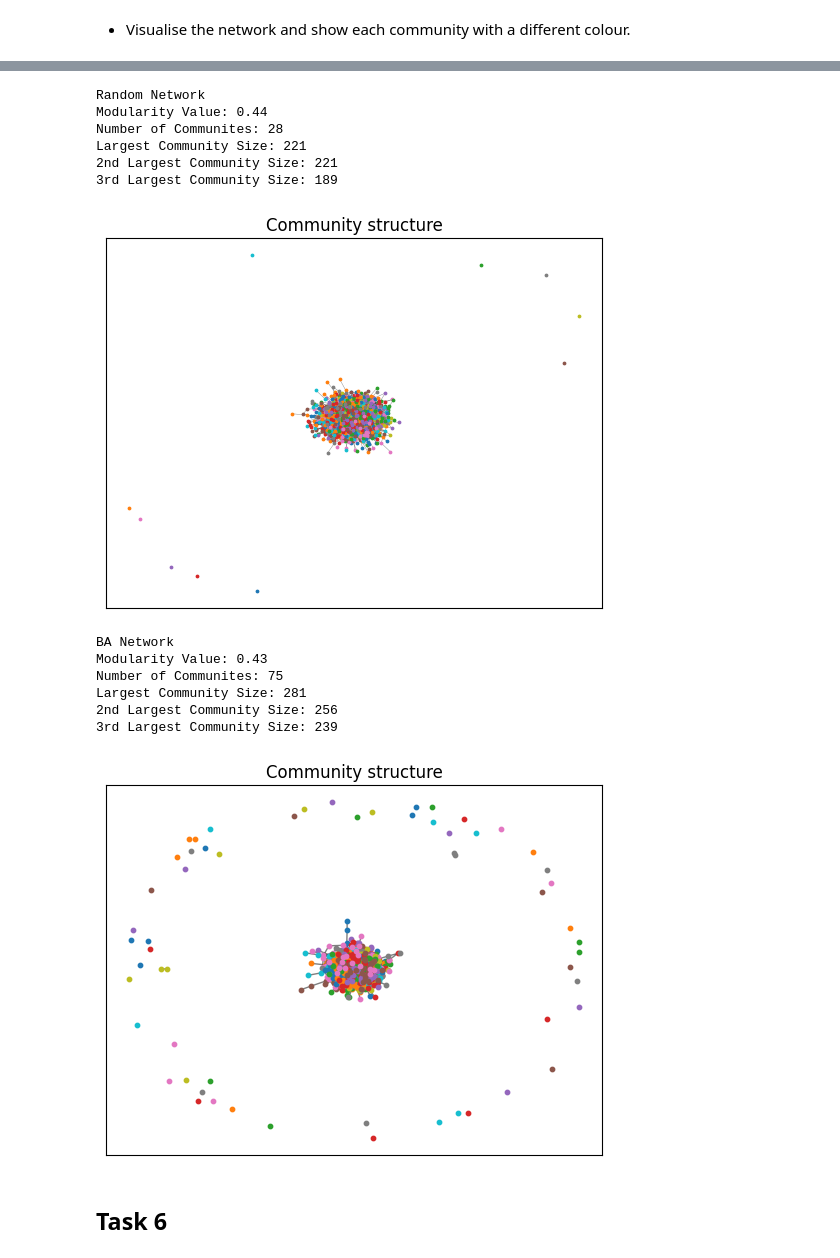
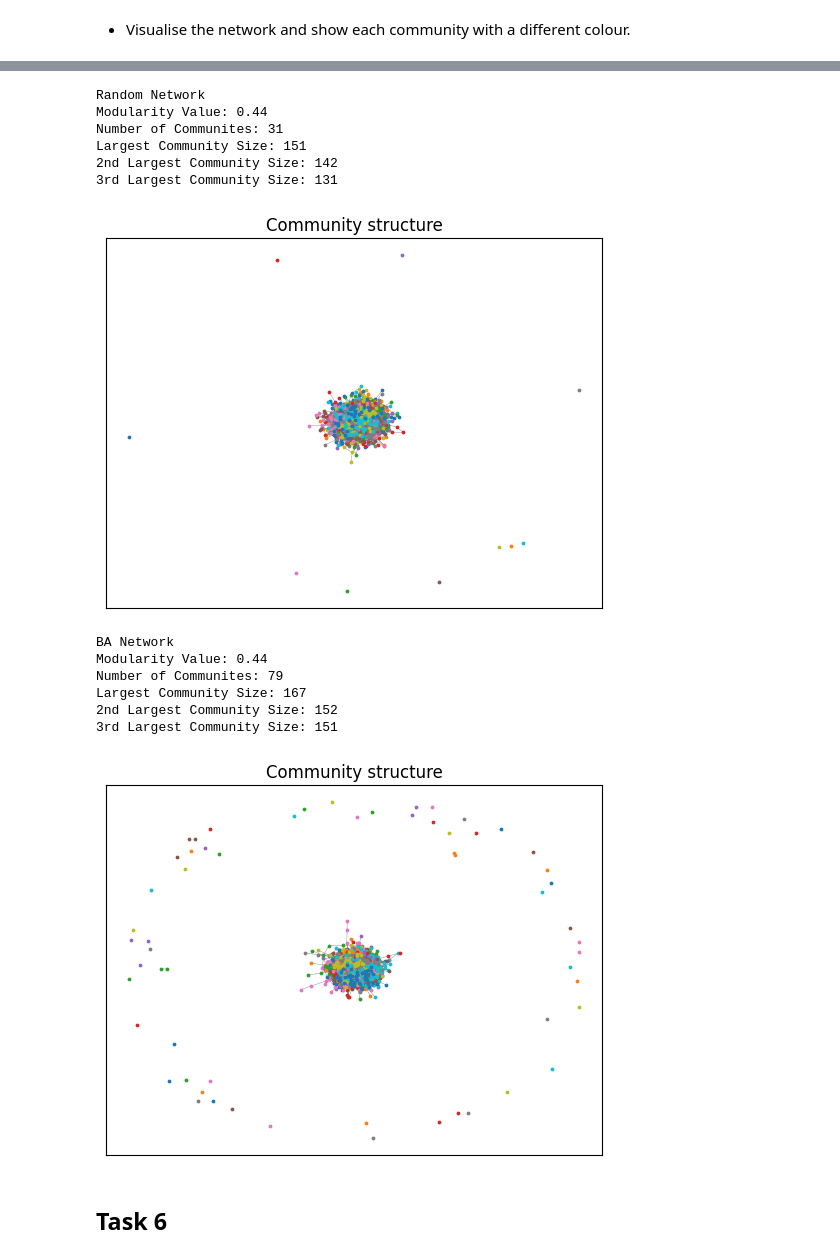
Before and after one commit to ignRyann/author-network-analysis, a Jupyter notebook: coursework1.ipynb, the cells around one changed output, grey strips where cells are left out. Saved outputs shown, nothing was run; the diff lists cells and outputs as text; code cells hidden in the pictures.

```diff
--- a/coursework1.ipynb
+++ b/coursework1.ipynb
@@ -63,9 +61,8 @@ G.number_of_edges()
 12129
 # %%
 # Removing nodes with degree 0
-F = nx.Graph()
-fedges = filter(lambda x: G.degree()[x[0]] > 0 and G.degree()[x[1]] > 0, G.edges())
-F.add_edges_from(fedges)
+F = nx.Graph.copy(G)
+F.remove_nodes_from(list(nx.isolates(F)))
 # %% [markdown]
 - Thirdly, you extract the giant component in the above simple graph. For your information, the giant component should contain 2,068 unique nodes and 5,163 unique links. Note that link a-b is same as link b-a, which is a single unique link, not two links.
 # %%
@@ -348,7 +370,8 @@ largest communities in each network
 - Visualise the network and show each community with a different colour.
 # %%
 # Detect communities using the greedy modularity maximization
-communities = list(nx.algorithms.community.greedy_modularity_communities(author_network))
+communities = nx.algorithms.community.louvain_communities(author_network, seed= 42)
+communities = sorted(communities, key=lambda x: len(x), reverse=True)
 
 # Calculate modularity
 modularity_value = nx.community.modularity(author_network, communities)
@@ -365,8 +388,8 @@ print(f"3rd Largest Community Size: {len(communities[2])}")
 pos = nx.spring_layout(author_network, seed= 42)
 
 for i, community in enumerate(communities):
-    nx.draw_networkx_nodes(author_network, pos, community, node_size=10, node_color=f"C{i}")
-nx.draw_networkx_edges(author_network, pos, alpha=0.5)
+    nx.draw_networkx_nodes(author_network, pos, community, node_size=3, node_color=f"C{i}")
+nx.draw_networkx_edges(author_network, pos, alpha=0.5, width= 0.3)
 plt.title(f"Community structure")
 plt.show()
 # %% [output]
@@ -380,6 +403,7 @@ Largest Community Size: 264
 # %%
 # Detect communities using the greedy modularity maximization
-communities = list(nx.algorithms.community.greedy_modularity_communities(ER))
+communities = nx.algorithms.community.louvain_communities(ER, seed= 42)
+communities = sorted(communities, key=lambda x: len(x), reverse=True)
 
 # Calculate modularity
 modularity_value = nx.community.modularity(ER, communities)
@@ -393,7 +417,7 @@ print(f"2nd Largest Community Size: {len(communities[1])}")
 print(f"3rd Largest Community Size: {len(communities[2])}")
 
 # Visualising Communities
-pos = nx.spring_layout(ER)
+pos = nx.spring_layout(ER, seed= 42)
 
 for i, community in enumerate(communities):
     nx.draw_networkx_nodes(ER, pos, community, node_size=3, node_color=f"C{i}")
@@ -403,41 +427,42 @@ plt.show()
 # %% [output]
 Random Network
 Modularity Value: 0.44
-Number of Communites: 28
-Largest Community Size: 221
-2nd Largest Community Size: 221
-3rd Largest Community Size: 189
+Number of Communites: 31
+Largest Community Size: 151
+2nd Largest Community Size: 142
+3rd Largest Community Size: 131
-[figure, old version]
+[figure, new version]
 # %%
 # Detect communities using the greedy modularity maximization
-communities = list(nx.algorithms.community.greedy_modularity_communities(BA))
+communities = nx.algorithms.community.louvain_communities(BA, seed= 42)
+communities = sorted(communities, key=lambda x: len(x), reverse=True)
 
 # Calculate modularity
 modularity_value = nx.community.modularity(BA, communities)
 
 # Community Information
 print("BA Network")
 print(f"Modularity Value: {round(modularity_value, 2)}")
 print(f"Number of Communites: {len(communities)}")
 print(f"Largest Community Size: {len(communities[0])}")
 print(f"2nd Largest Community Size: {len(communities[1])}")
 print(f"3rd Largest Community Size: {len(communities[2])}")
 
 # Visualising Communities
 pos = nx.spring_layout(BA, seed= 42)
 
 for i, community in enumerate(communities):
-    nx.draw_networkx_nodes(BA, pos, community, node_size=10, node_color=f"C{i}")
-nx.draw_networkx_edges(BA, pos, alpha=0.5)
+    nx.draw_networkx_nodes(BA, pos, community, node_size=3, node_color=f"C{i}")
+nx.draw_networkx_edges(BA, pos, alpha=0.5, width= 0.3)
 plt.title(f"Community structure")
 plt.show()
 # %% [output]
 BA Network
-Modularity Value: 0.43
-Number of Communites: 75
-Largest Community Size: 281
-2nd Largest Community Size: 256
-3rd Largest Community Size: 239
+Modularity Value: 0.44
+Number of Communites: 79
+Largest Community Size: 167
+2nd Largest Community Size: 152
+3rd Largest Community Size: 151
-[figure, old version]
+[figure, new version]
 # %% [markdown]
 ## Task 6
```
Also changed, not shown: parts of 25 cells of this notebook.
